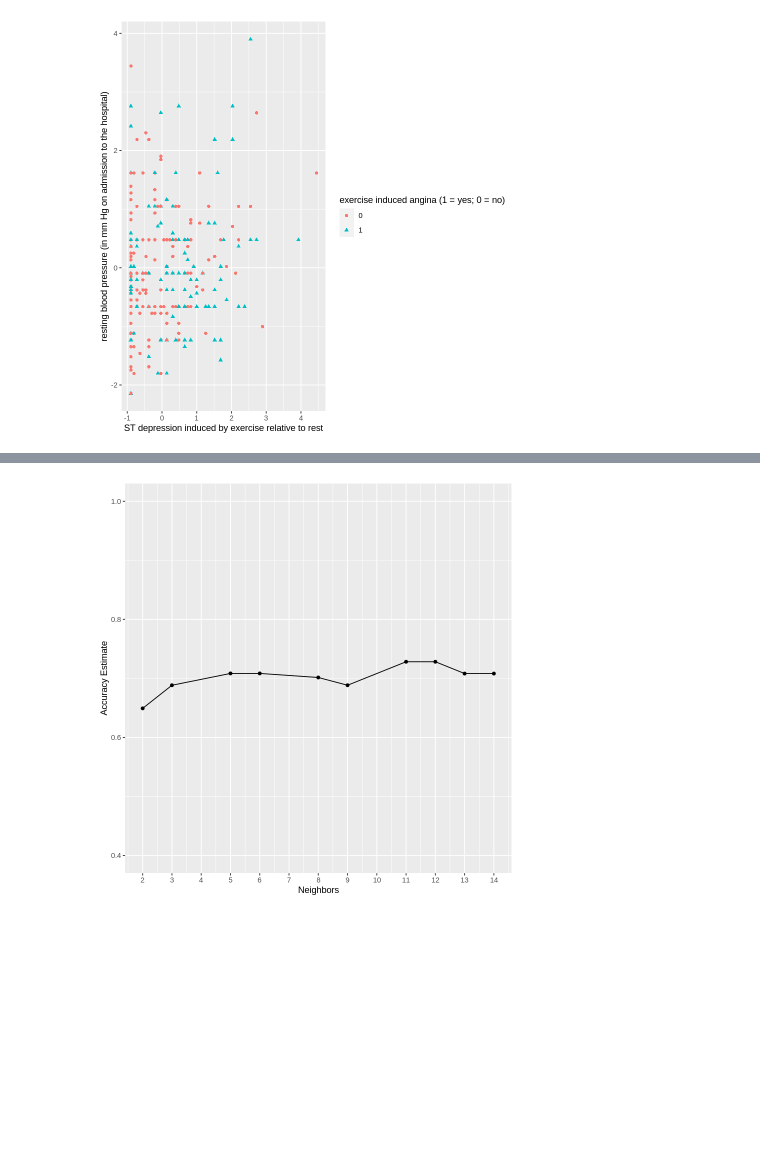
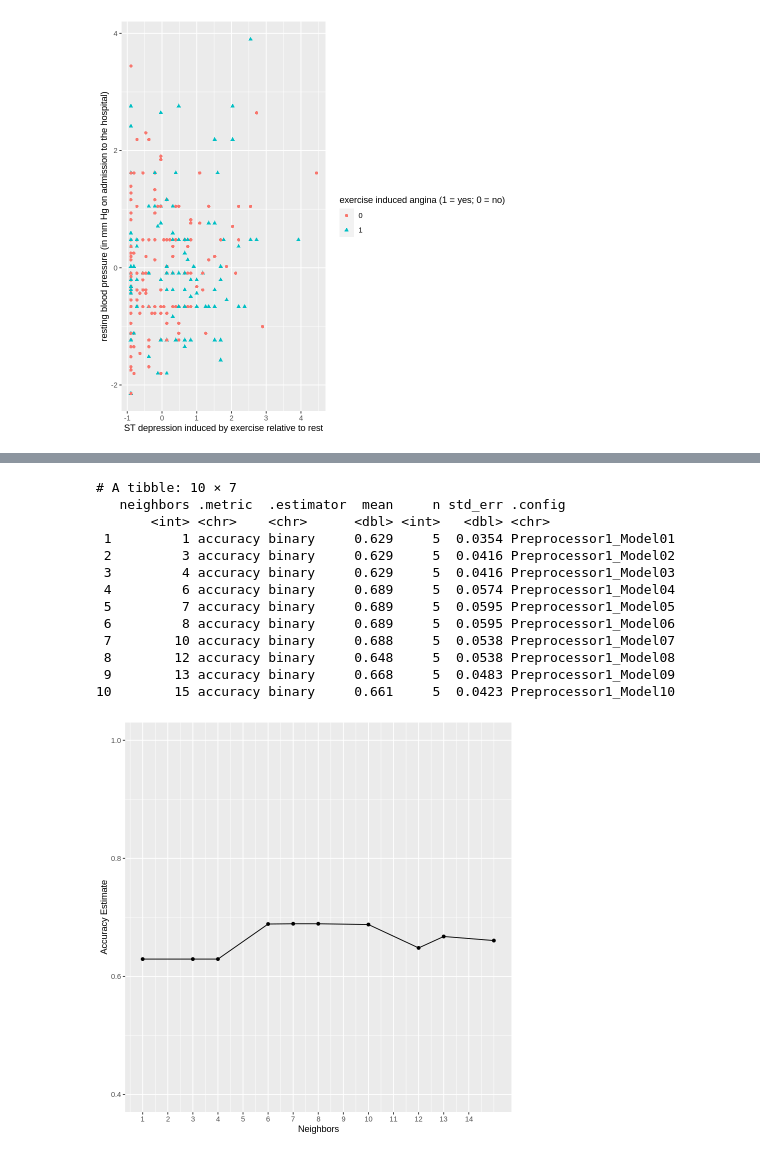
Before and after one commit to Chr1zz-D/dsci-100-demo, a Jupyter notebook: Untitled.ipynb, the cells around one changed output, grey strips where cells are left out. Saved outputs shown, nothing was run; the diff lists cells and outputs as text; code cells hidden in the pictures; blank space fills up the shorter version.

Commit message:
大致完成但是有很多细节可以修改
可以检查下discussion， methods&results可能重复内容，缺少部分大纲要求内容，introduction完成。 代码中检查setseed是否正确，检查knn accuracy 0-14和1-15错误对位

```diff
--- a/Untitled.ipynb
+++ b/Untitled.ipynb
@@ -108,13 +138,33 @@ A tibble: 20 × 7
 # %%
+set.seed(2023)
+
 accuracies <- knn_results |>
 filter(.metric == "accuracy")
 accuracy_versus_k <- ggplot(accuracies, aes(x = neighbors, y = mean))+
        geom_point() +
        geom_line() +
        labs(x = "Neighbors", y = "Accuracy Estimate") +
        scale_x_continuous(breaks = seq(0, 14, by = 1)) +
        scale_y_continuous(limits = c(0.4, 1.0))
 accuracy_versus_k
+
+accuracy_results <- knn_results |>
+  filter(.metric == "accuracy")
+
+print(accuracy_results)
 # %% [output]
+# A tibble: 10 × 7
+   neighbors .metric  .estimator  mean     n std_err .config
+       <int> <chr>    <chr>      <dbl> <int>   <dbl> <chr>
+ 1         1 accuracy binary     0.629     5  0.0354 Preprocessor1_Model01
+ 2         3 accuracy binary     0.629     5  0.0416 Preprocessor1_Model02
+ 3         4 accuracy binary     0.629     5  0.0416 Preprocessor1_Model03
+ 4         6 accuracy binary     0.689     5  0.0574 Preprocessor1_Model04
+ 5         7 accuracy binary     0.689     5  0.0595 Preprocessor1_Model05
+ 6         8 accuracy binary     0.689     5  0.0595 Preprocessor1_Model06
+ 7        10 accuracy binary     0.688     5  0.0538 Preprocessor1_Model07
+ 8        12 accuracy binary     0.648     5  0.0538 Preprocessor1_Model08
+ 9        13 accuracy binary     0.668     5  0.0483 Preprocessor1_Model09
+10        15 accuracy binary     0.661     5  0.0423 Preprocessor1_Model10
-[figure, old version]
+[figure, new version]
 # %%
```
Also changed, not shown: parts of 15 cells of this notebook.
